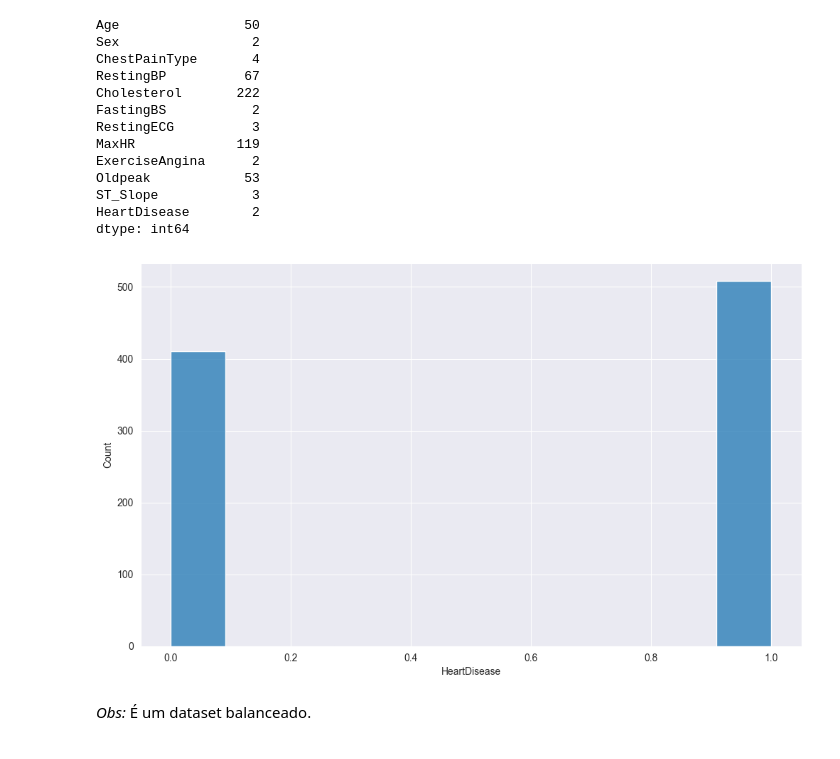
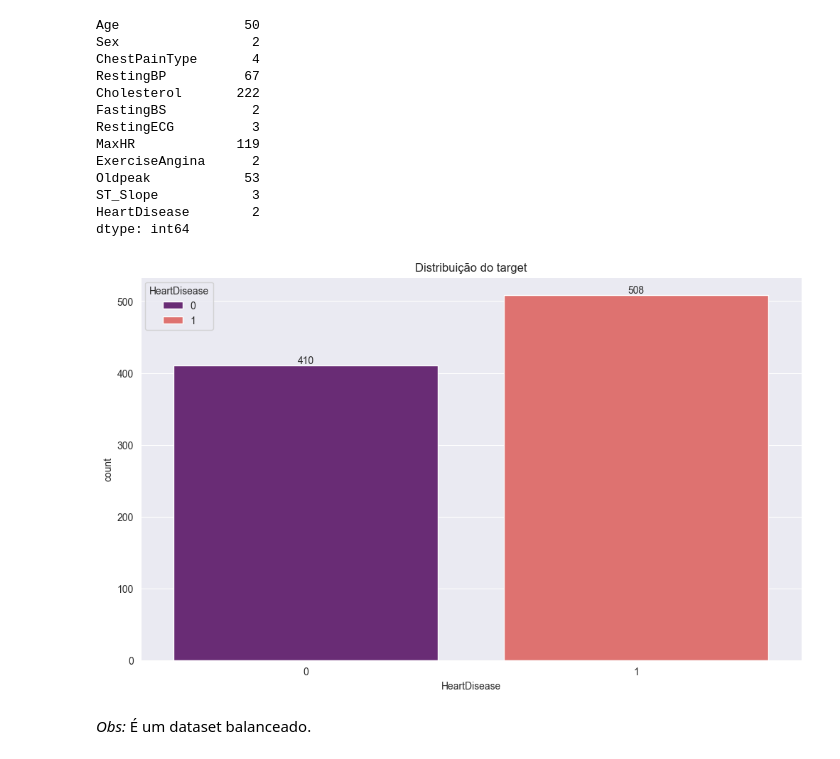
Before and after one commit to hugoobotelho/Heart-Failure-Prediction, a Jupyter notebook: Heart_Failure_Prediction.ipynb, the cells around one changed output. Saved outputs shown, nothing was run; the diff lists cells and outputs as text; code cells hidden in the pictures.

```diff
--- a/Heart_Failure_Prediction.ipynb
+++ b/Heart_Failure_Prediction.ipynb
@@ -145,10 +145,14 @@ ST_Slope            3
 HeartDisease        2
 dtype: int64
 # %%
-sns.histplot(df, x='HeartDisease')
+cp = sns.countplot(data=df, x='HeartDisease', hue='HeartDisease', palette='magma')
+
+for container in cp.containers:
+    cp.bar_label(container)
+plt.title('Distribuição do target')
 plt.show()
 # %% [output]
-[figure, old version]
+[figure, new version]
 # %% [markdown]
 *Obs:* É um dataset balanceado.
 # %%
```
Also changed, not shown: parts of 8 cells of this notebook.
